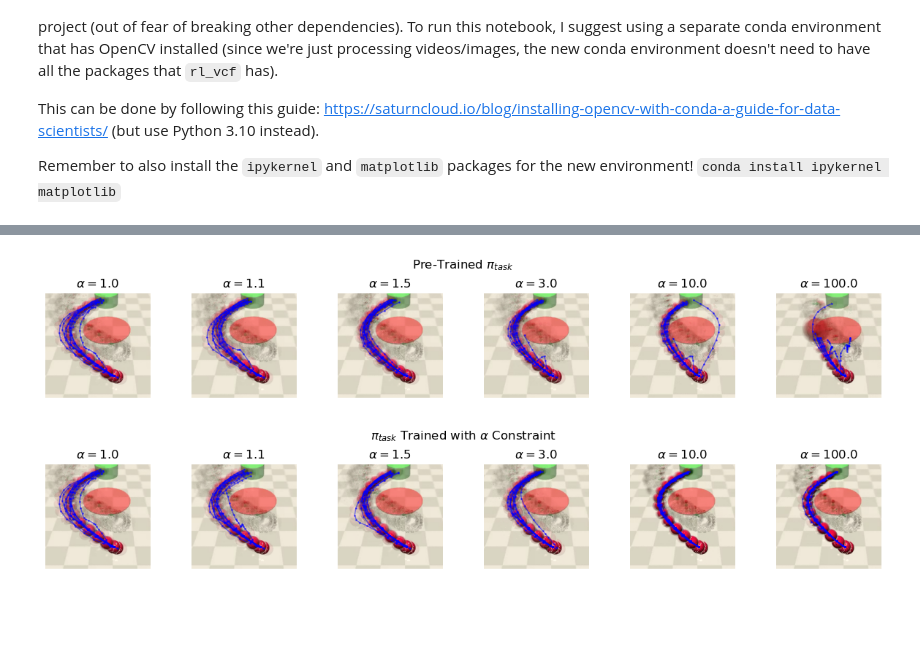
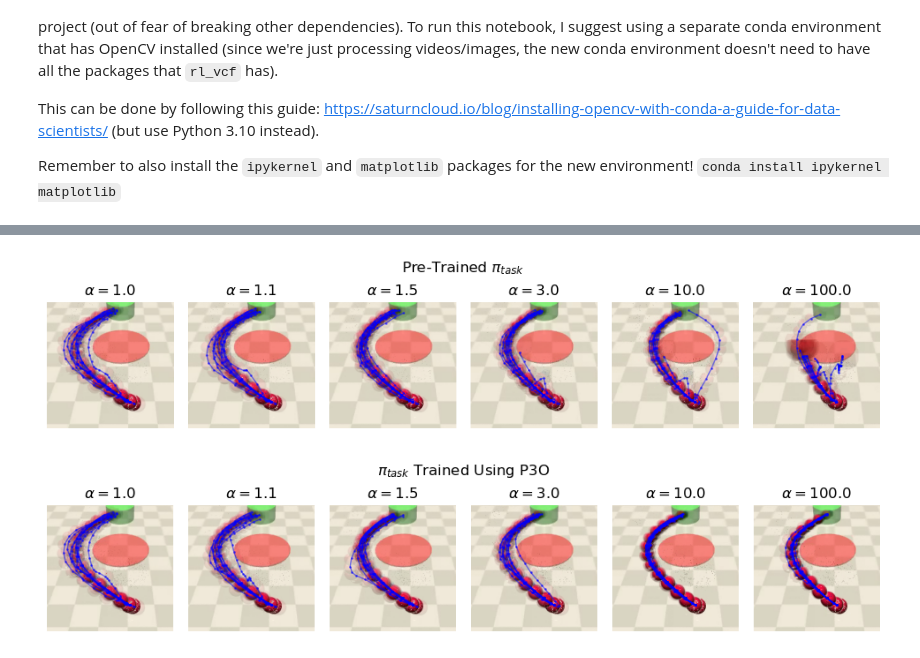
Before and after one commit to JacquesCloete/sport, a Jupyter notebook: notebooks/envs/episode_trajectory_distribution_visualization.ipynb, the cells around one changed output, grey strips where cells are left out. Saved outputs shown, nothing was run; the diff lists cells and outputs as text; code cells hidden in the pictures; blank space fills up the shorter version.

Commit message:
Tweak plots

```diff
--- a/notebooks/envs/episode_trajectory_distribution_visualization.ipynb
+++ b/notebooks/envs/episode_trajectory_distribution_visualization.ipynb
@@ -118,7 +118,8 @@ def plot_trajectories(
     blur_size: tuple[int, int] = (3, 3),
     blob_detector: cv2.SimpleBlobDetector | None = None,
     color: str = "b",
-    fig_size_scale_factor: float = 1.0,
+    fig_size_scale_factor_x: float = 1.0,
+    fig_size_scale_factor_y: float = 1.0,
     line_width: float = 1.0,
     marker_size: float = 1.0,
     title: str | None = None,
@@ -128,7 +129,7 @@ def plot_trajectories(
     fig, axs = plt.subplots(
         1,
         N,
-        figsize=(fig_size_scale_factor * N, fig_size_scale_factor * 1),
+        figsize=(fig_size_scale_factor_x * N, fig_size_scale_factor_y * 1),
         constrained_layout=True,
     )
 
@@ -139,11 +140,6 @@ def plot_trajectories(
             trajectory = backsub.getBackgroundImage()
             ep_positions = []
             for idx in range(len(ep_frames)):
-                fgmask = backsub.apply(ep_frames[idx])
-                trajectory[fgmask > 0] = (
-                    trajectory[fgmask > 0] * (1 - update_rate)
-                    + ep_frames[idx][fgmask > 0] * update_rate
-                )
                 gray = cv2.cvtColor(ep_frames[idx], cv2.COLOR_BGR2GRAY)
                 gray_blurred = cv2.blur(gray, blur_size)
                 keypoints = blob_detector.detect(gray_blurred)
@@ -153,6 +149,22 @@ def plot_trajectories(
                         x, y = kp.pt
                         x, y = int(x), int(y)
                         ep_positions.append((x, y))
+
+                fgmask = backsub.apply(ep_frames[idx])
+
+                # Set all elements of fgmask to 0 except those within a square centered on (x, y)
+                square_size = keypoint_size_cutoff + 10
+                half_size = square_size // 2
+                fgmask[: max(0, y - half_size), :] = 0
+                fgmask[min(fgmask.shape[0], y + half_size) :, :] = 0
+                fgmask[:, : max(0, x - half_size)] = 0
+                fgmask[:, min(fgmask.shape[1], x + half_size) :] = 0
+
+                trajectory[fgmask > 0] = (
+                    trajectory[fgmask > 0] * (1 - update_rate)
+                    + ep_frames[idx][fgmask > 0] * update_rate
+                )
+
             trajectories.append(trajectory)
             positions.append(ep_positions)
 
@@ -244,24 +256,25 @@ blur_size = (3, 3)
 # %%
 alphas_to_plot = [1.0, 1.1, 1.5, 3.0, 10.0, 100.0]
 # alphas_to_plot = alphas
 
 fig, ax = plot_trajectories(
     frames=frames,
     keys=alphas_to_plot,
     backsub=backsub,
     update_rate=update_rate,
     keypoint_size_cutoff=keypoint_size_cutoff,
     blur_size=blur_size,
     blob_detector=blob_detector,
     color="b",
-    fig_size_scale_factor=2.0,
+    fig_size_scale_factor_x=1.6,
+    fig_size_scale_factor_y=2.0,
     line_width=1.0,
     marker_size=1.0,
     title=r"Pre-Trained $\pi_{task}$",
 )
 plt.savefig("pretrained_trajectories.svg")
 # %% [output]
-[figure, old version]
+[figure, new version]
 # %%
 fig, ax = plot_trajectories(
     frames=frames_alpha_task,
@@ -272,11 +285,12 @@ fig, ax = plot_trajectories(
     blur_size=blur_size,
     blob_detector=blob_detector,
     color="b",
-    fig_size_scale_factor=2.0,
+    fig_size_scale_factor_x=1.6,
+    fig_size_scale_factor_y=2.0,
     line_width=1.0,
     marker_size=1.0,
-    title=r"$\pi_{task}$ Trained with $\alpha$ Constraint",
+    title=r"$\pi_{task}$ Trained Using P3O",
 )
 plt.savefig("constrained_trajectories.svg")
 # %% [output]
-[figure, old version]
+[figure, new version]
```
Also changed, not shown: parts of 1 cell of this notebook, 4 other files.
